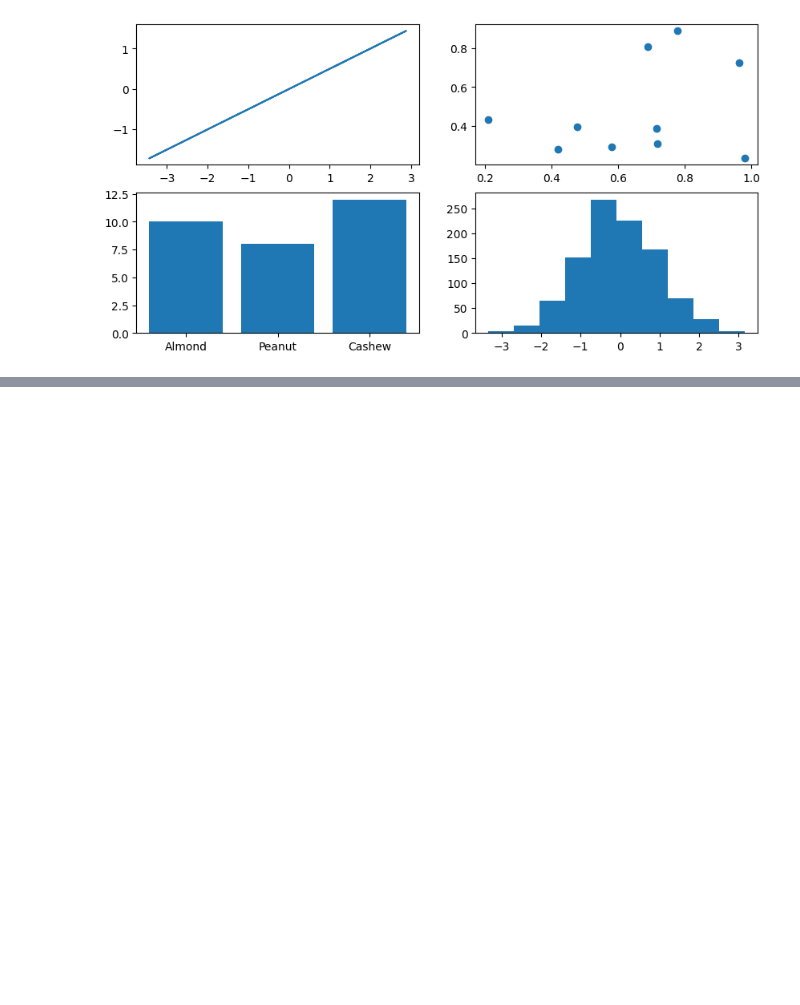
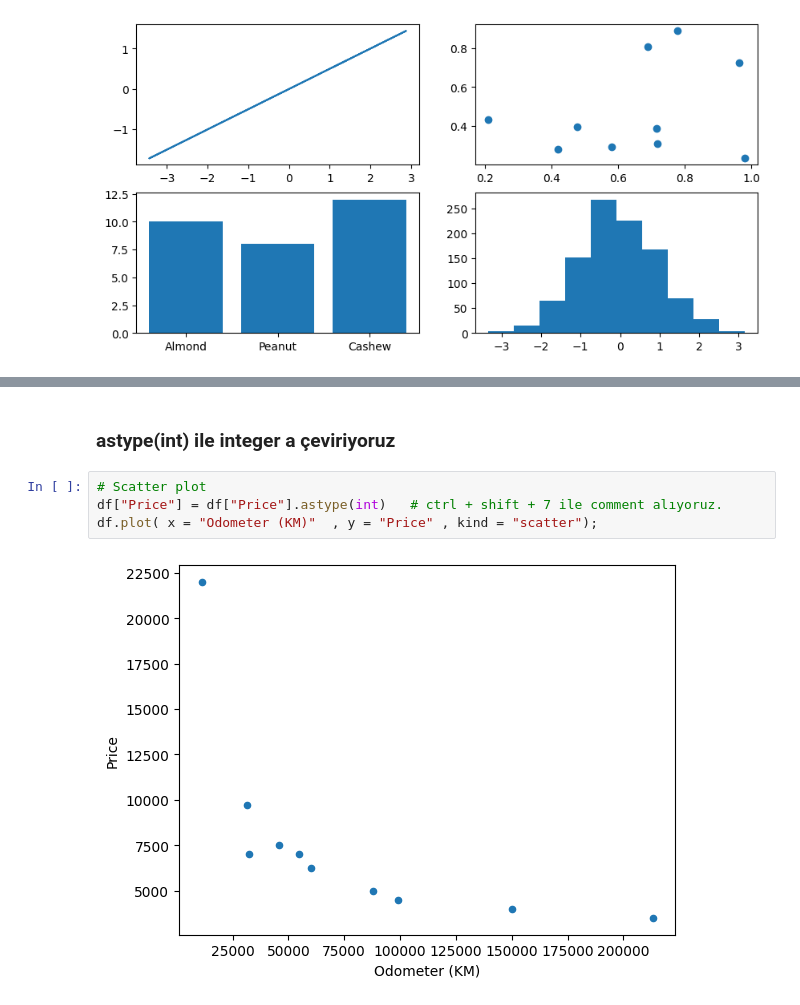
Before and after one commit to MelihKlc/Deep-Learning, a Jupyter notebook: Matplotlib.ipynb, the cells around one changed output, grey strips where cells are left out. Drawn from its saved outputs; the diff is of its cells as text; blank space fills up the shorter version.

```diff
--- a/Matplotlib.ipynb
+++ b/Matplotlib.ipynb
@@ -152,0 +265,8 @@ ax4.hist(np.random.randn(1000));
+# %% [markdown]
+### astype(int) ile integer a çeviriyoruz
+# %%
+# Scatter plot
+df["Price"] = df["Price"].astype(int)   # ctrl + shift + 7 ile comment alıyoruz.
+df.plot( x = "Odometer (KM)"  , y = "Price" , kind = "scatter");
+# %% [output]
+[figure, added]
```
Also changed, not shown: parts of 27 cells of this notebook.
